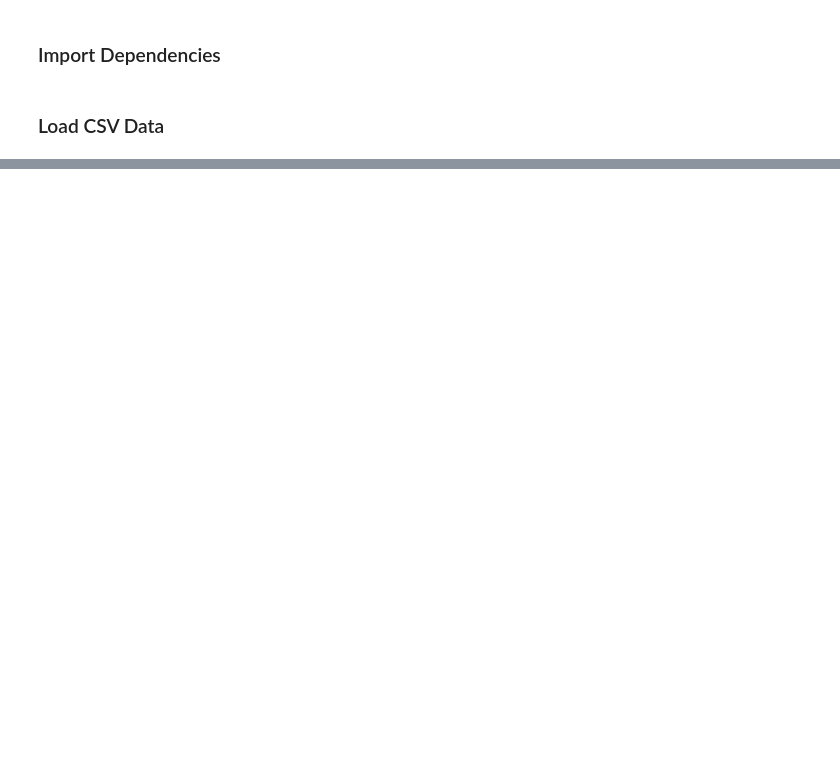
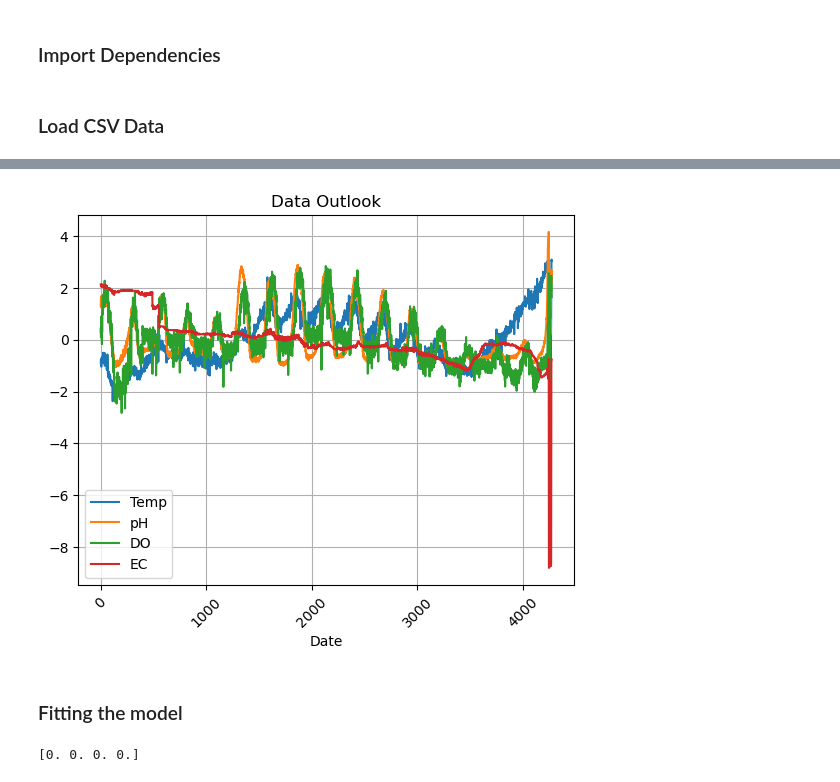
Before and after one commit to HonAnson/water_control_algorithm, a Jupyter notebook: multivariant_gauss_water_quality.ipynb, the cells around one changed output, grey strips where cells are left out. Saved outputs shown, nothing was run; the diff lists cells and outputs as text; code cells hidden in the pictures; blank space fills up the shorter version.

```diff
--- a/multivariant_gauss_water_quality.ipynb
+++ b/multivariant_gauss_water_quality.ipynb
@@ -26,0 +33,20 @@ plt.show()
+# %%
+#first, we are only interested in water parameter datas, which are column 3 to 6
+water_data = data[:,3:7]
+
+#define empty array for putting normalized water data
+water_data_norm = np.zeros(water_data.shape)
+
+#define empty array for mean and variance
+water_data_var = np.zeros(water_data.shape[1])
+water_data_mean = np.zeros(water_data.shape[1])
+
+#carryout normalization by each column
+for i in range(water_data.shape[1]):
+    #calculate mean and variance for each data column
+    water_data_var[i] = np.var(water_data[:,i])
+    water_data_mean[i] = np.mean(water_data[:,i])
+    #conduct z-normalization by subtracting sample mean and divided by standard deviation
+    water_data_norm[:,i] = (water_data[:,i] - water_data_mean[i]) / np.sqrt(water_data_var[i])
+
+print(water_data_norm)
@@ -26,0 +61,21 @@ plt.show()
+# %%
+#Plot normalized data and have a look
+plt.figure()
+plt.title('Data Outlook')
+plt.xlabel('Date')
+plt.ylabel('')
+
+
+plt.plot(np.transpose(data[:,0]), np.transpose(water_data_norm[:,0]), linestyle='-',label='Temp')
+plt.plot(np.transpose(data[:,0]), np.transpose(water_data_norm[:,1]), linestyle='-',label='pH')
+plt.plot(np.transpose(data[:,0]), np.transpose(water_data_norm[:,2]), linestyle='-',label='DO')
+plt.plot(np.transpose(data[:,0]), np.transpose(water_data_norm[:,3]), linestyle='-',label='EC')
+plt.xticks(rotation=45)
+
+plt.legend()
+plt.grid()
+plt.show()
+# %% [output]
+[figure, added]
+# %% [markdown]
+### Fitting the model
@@ -26,0 +103,5 @@ plt.show()
+# %%
+#now we can test our function with different
+print(water_data_normalize(water_data_mean))   # 0, 0, 0, 0
+# %% [output]
+[0. 0. 0. 0.]
```
Also changed, not shown: parts of 5 cells of this notebook, 1 other file.
